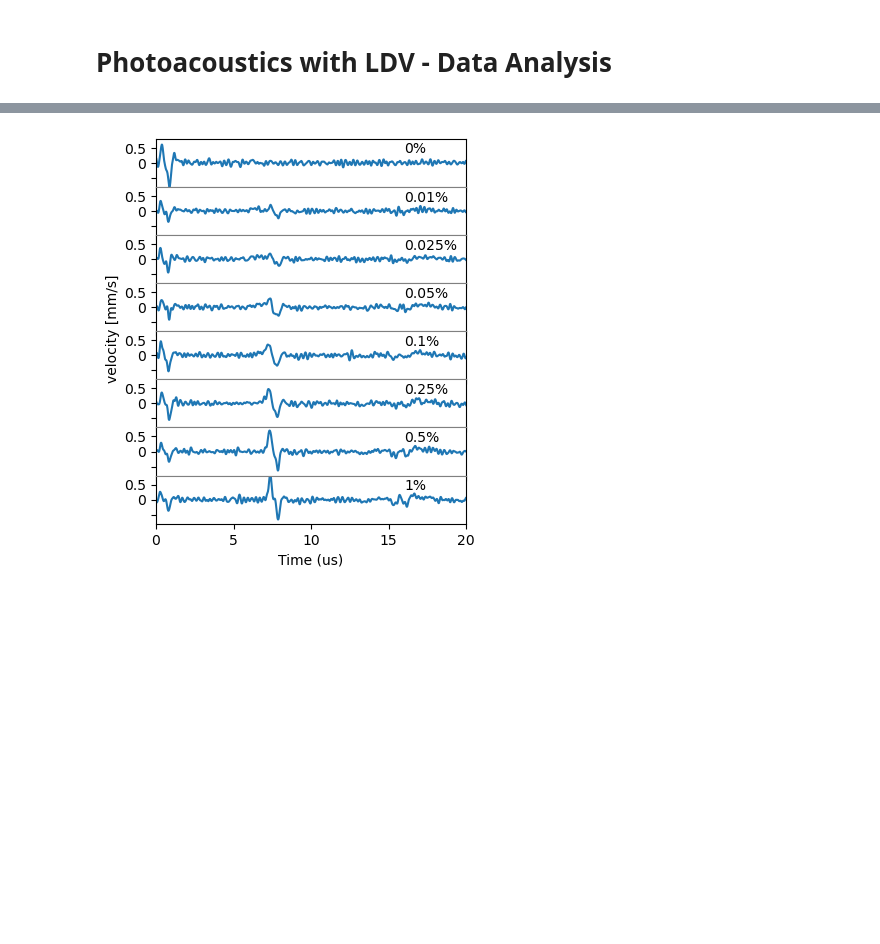
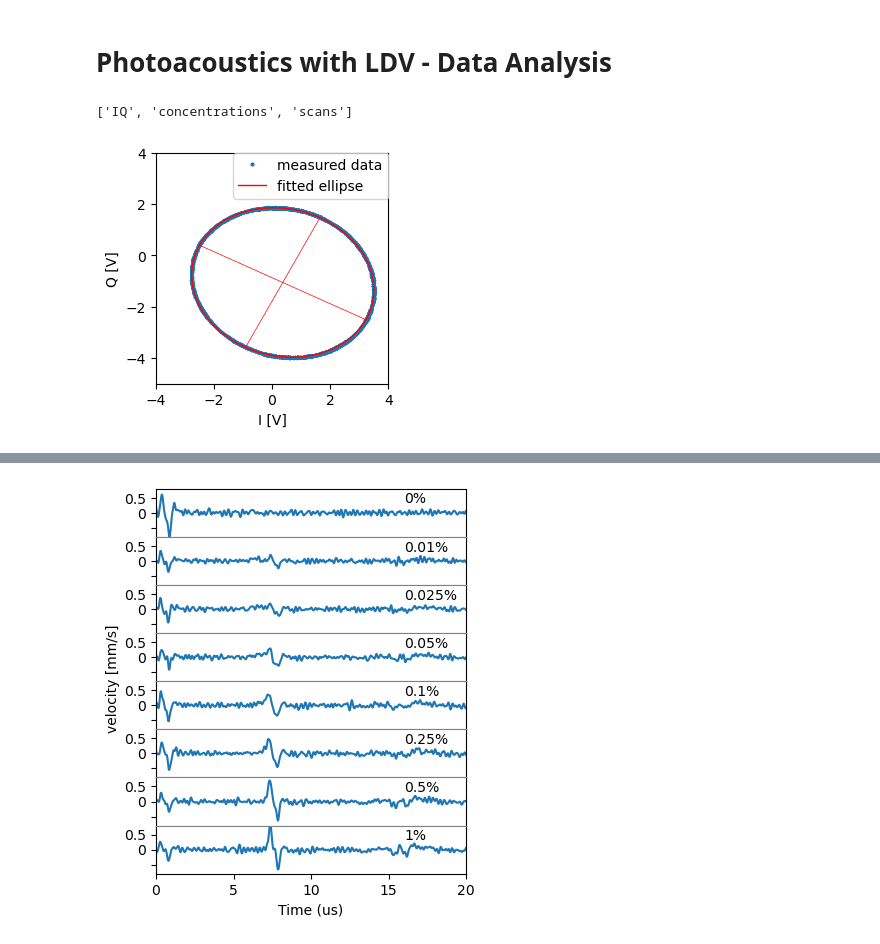
Before and after one commit to edieussa/PA_Data_and_Figures, a Jupyter notebook: PA_LDV_data_analysis.ipynb, the cells around one changed output, grey strips where cells are left out. Saved outputs shown, nothing was run; the diff lists cells and outputs as text; code cells hidden in the pictures; blank space fills up the shorter version.

```diff
--- a/PA_LDV_data_analysis.ipynb
+++ b/PA_LDV_data_analysis.ipynb
@@ -1,3 +1,78 @@
 # %% [markdown]
 # Photoacoustics with LDV - Data Analysis
+# %%
+# load data for differnt concentrion
+
+import h5py
+import numpy as np
+from matplotlib import pyplot as plt
+from mpl_toolkits.mplot3d import Axes3D
+from scipy import signal
+
+
+
+hf = h5py.File('data.h5','r')
+print(list(hf.keys()))
+# %% [output]
+['IQ', 'concentrations', 'scans']
+# %%
+I_data = hf['IQ/data_Q']
+Q_data = hf['IQ/data_I']
+
+a = hf['IQ/fitted_ellipse/a'][0]
+b = hf['IQ/fitted_ellipse/b'][0]
+x0 = hf['IQ/fitted_ellipse/X0'][0]
+y0 = hf['IQ/fitted_ellipse/Y0'][0]
+phi = hf['IQ/fitted_ellipse/phi'][0]
+x0_in = hf['IQ/fitted_ellipse/X0_in'][0]
+y0_in = hf['IQ/fitted_ellipse/Y0_in'][0]
+long_axis = hf['IQ/fitted_ellipse/long_axis'][0]
+short_axis = hf['IQ/fitted_ellipse/short_axis'][0]
+
+
+
+from matplotlib.patches import Ellipse
+from matplotlib.lines import Line2D
+# Calculate the endpoints of the major and minor axes
+major_axis_end1 = (y0_in + long_axis/2 * np.cos(phi), x0_in + long_axis/2 * np.sin(phi))
+major_axis_end2 = (y0_in - long_axis/2 * np.cos(phi), x0_in - long_axis/2 * np.sin(phi))
+minor_axis_end1 = (y0_in + short_axis/2 * np.sin(phi), x0_in - short_axis/2 * np.cos(phi))
+minor_axis_end2 = (y0_in - short_axis/2 * np.sin(phi), x0_in + short_axis/2 * np.cos(phi))
+
+# scatter plot of I and Q data
+fig, ax = plt.subplots(figsize=(3,3))
+plt.scatter(I_data,Q_data, s=0.1)
+
+# Create an ellipse with the fitted parameters
+ellipse = Ellipse((y0_in,x0_in), width=long_axis, height=short_axis, angle=np.degrees(phi), fill=False, edgecolor='r', linewidth=1)
+
+# Add the ellipse to the plot
+ax.add_patch(ellipse)
+
+# Add lines for the major and minor axes
+plt.plot(*zip(major_axis_end1, major_axis_end2), 'r-', linewidth=0.5)
+plt.plot(*zip(minor_axis_end1, minor_axis_end2), 'r-', linewidth=0.5)
+plt.xlim(-4,4)
+plt.ylim(-5,3)
+plt.xlabel('I [V]')
+plt.ylabel('Q [V]')
+plt.xticks([-4,-2,0,2,4])
+plt.yticks([-4,-2,0,2,4])
+#plt.legend(['measured data','fitted ellipse'])
+
+
+# Create custom legend handles
+measured_data_handle = Line2D([0], [0], marker='o', color='None', markerfacecolor='tab:blue', markeredgecolor='tab:blue', markersize=2)
+fitted_ellipse_handle = Line2D([0], [0], color='r', linewidth=1)
+
+# Add the legend with the custom handles
+plt.legend(handles=[measured_data_handle, fitted_ellipse_handle], labels=['measured data', 'fitted ellipse'], bbox_to_anchor=(1.03, 1.03))
+
+plt.show()
+plt.show()
+
+# save as pdf
+fig.savefig('ellipse.pdf', bbox_inches='tight')
+# %% [output]
+[figure, added]
 # %%
```
Also changed, not shown: parts of 5 cells of this notebook, 1 other file.
